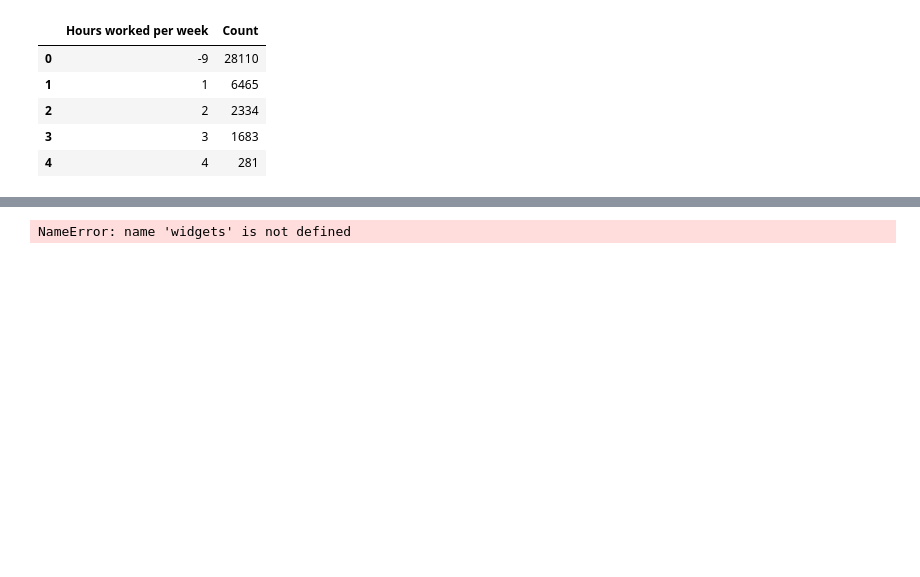
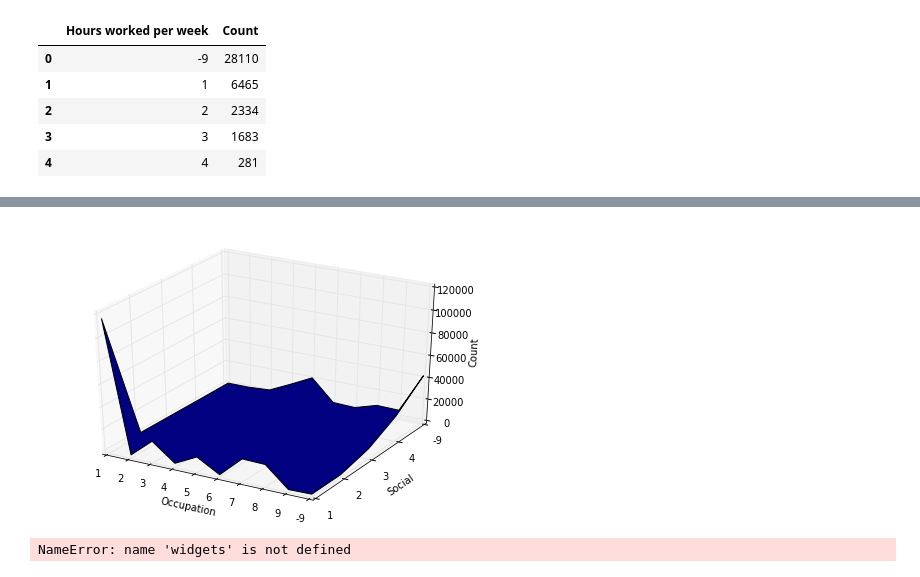
Before and after one commit to Essymay/CS2006p3, a Jupyter notebook: census2011.ipynb, the cells around one changed output, grey strips where cells are left out. Cells and saved outputs as stored; diff of their text form; code cells hidden in the pictures; blank space fills up the shorter version.

Commit message:
one of teh £d graphs is working i think

```diff
--- a/census2011.ipynb
+++ b/census2011.ipynb
@@ -775,3 +721,61 @@ plt.show()
+# %%
+import matplotlib.pyplot as plt
+from mpl_toolkits.mplot3d.axes3d import Axes3D, get_test_data
+from mpl_toolkits.mplot3d.art3d import Poly3DCollection
+from matplotlib import cm
+import numpy as np
+from operator import itemgetter
+
+occupationarray = [1,2,3,4,5,6,7,8,9,-9]
+socialarray = [1,2,3,4,-9]
+
+
+fig = plt.figure()
+ax = fig.add_subplot(111, projection = '3d')
+ax = Axes3D(fig)
+
+byOccupationAndSocialGrade = refinedData[['Occupation', 'Approximated Social Grade']].copy()
+byOccupationAndSocialGrade = byOccupationAndSocialGrade.groupby(['Occupation', 'Approximated Social Grade'])
+#byOccupationAndSocialGrade.reset_index(name='Count')
+#byOccupationAndSocialGrade
+
+
+z = byOccupationAndSocialGrade.size().tolist()
+axes = byOccupationAndSocialGrade.groups.keys()
+
+axes = sorted(axes, key=operator.itemgetter(1))
+axes = sorted(axes, key=operator.itemgetter(0))
+
+counter = 0
+for item in occupationarray:
+    for val in socialarray:
+        if(item, val) not in axes:
+            values.insert(counter, 0)
+        counter = counter +1
+
+x = list(range(0, len(occupationarray)))
+y = list(range(0, len(socialarray)))
+
+X, Y = np.meshgrid(x,y)
+
+zs = np.array(z)
+Z = zs.reshape(X.shape)
+
+ax.plot_surface(X,Y,Z)
+
+ax.set_xticks(x)
+ax.set_yticks(y)
+
+ax.set_xticklabels(np.array(occupationarray))
+ax.set_yticklabels(np.array(socialarray))
+
+ax.set_xlabel("Occupation")
+ax.set_ylabel("Social")
+ax.set_zlabel("Count")
+
+plt.show()
+# %% [output]
+[figure, added]
 # %%
 #from __future__ import print_function
 #from ipywidgets import interact, interactive, fixed, interact_manualembedded-picture
```
Also changed, not shown: parts of 1 cell of this notebook.
